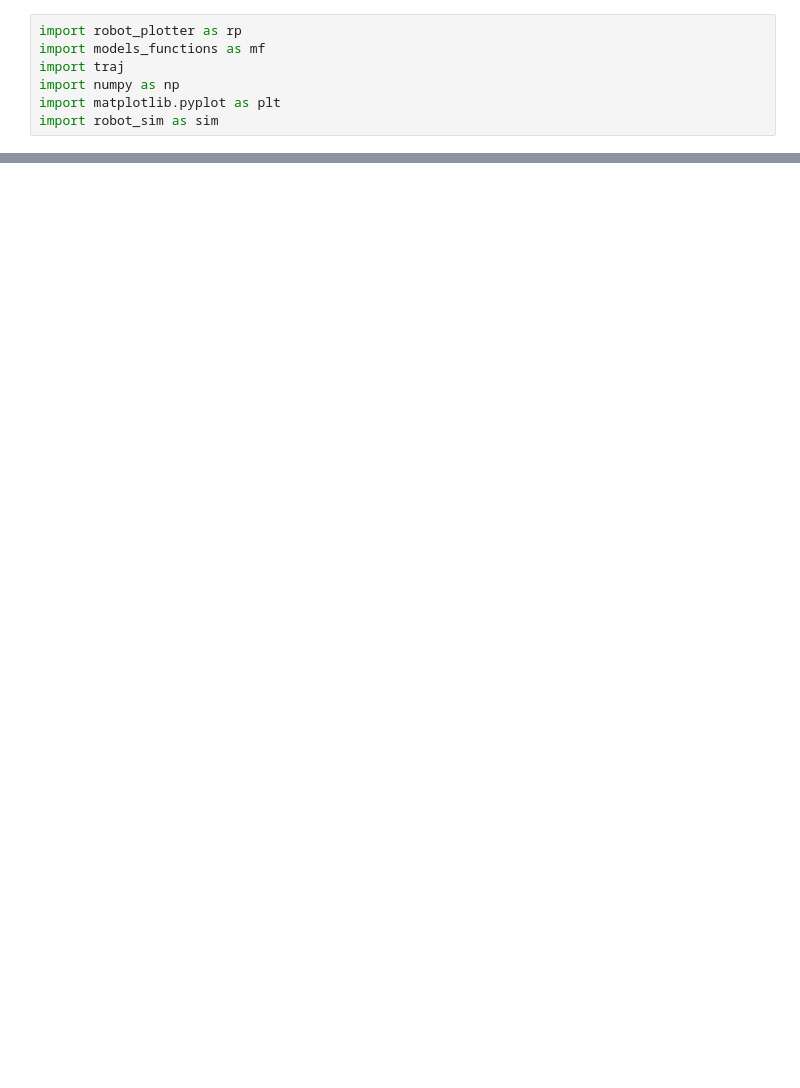
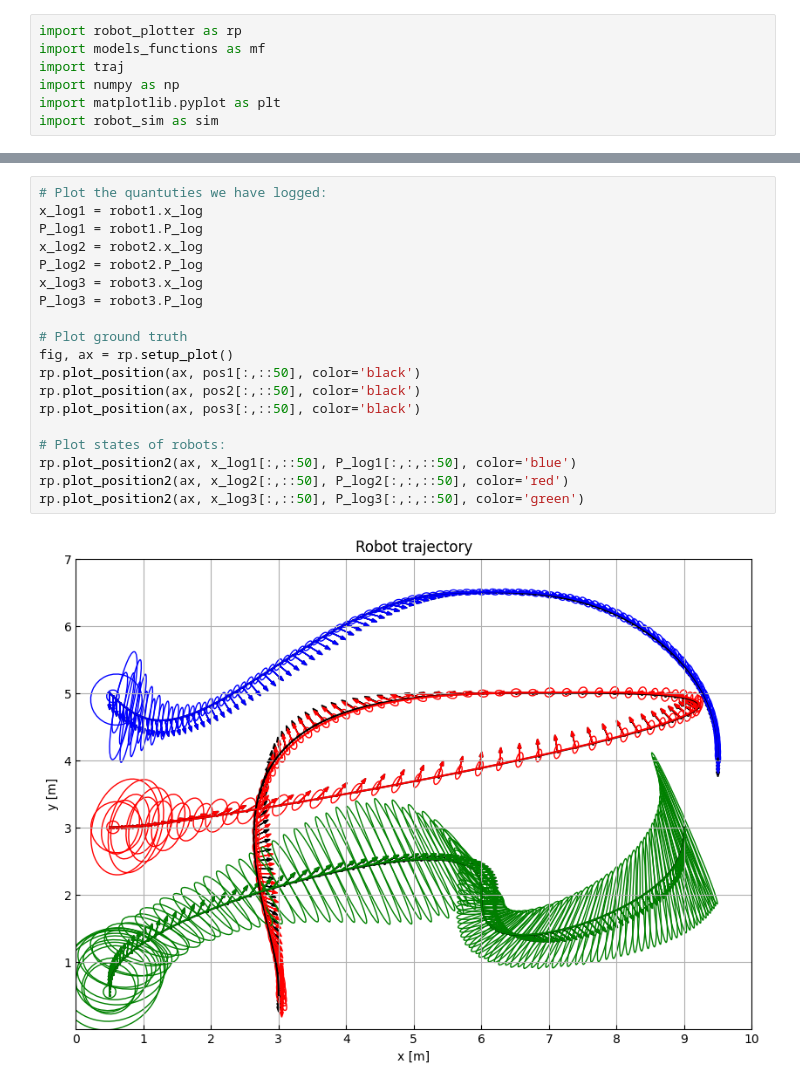
Before and after one commit to MarcusLariJ/UWB_Rasberry, a Jupyter notebook: Sim/test_naive_localization.ipynb, the cells around one changed output, grey strips where cells are left out. Cells and saved outputs as stored; diff of their text form; blank space fills up the shorter version.

```diff
--- a/Sim/test_naive_localization.ipynb
+++ b/Sim/test_naive_localization.ipynb
@@ -89,0 +118,21 @@ for i in range(pos_len-1):
+# %%
+# Plot the quantuties we have logged:
+x_log1 = robot1.x_log
+P_log1 = robot1.P_log
+x_log2 = robot2.x_log
+P_log2 = robot2.P_log
+x_log3 = robot3.x_log
+P_log3 = robot3.P_log
+
+# Plot ground truth
+fig, ax = rp.setup_plot()
+rp.plot_position(ax, pos1[:,::50], color='black')
+rp.plot_position(ax, pos2[:,::50], color='black')
+rp.plot_position(ax, pos3[:,::50], color='black')
+
+# Plot states of robots:
+rp.plot_position2(ax, x_log1[:,::50], P_log1[:,:,::50], color='blue')
+rp.plot_position2(ax, x_log2[:,::50], P_log2[:,:,::50], color='red')
+rp.plot_position2(ax, x_log3[:,::50], P_log3[:,:,::50], color='green')
+# %% [output]
+[figure, added]
```
Also changed, not shown: parts of 6 cells of this notebook, 4 other files.
